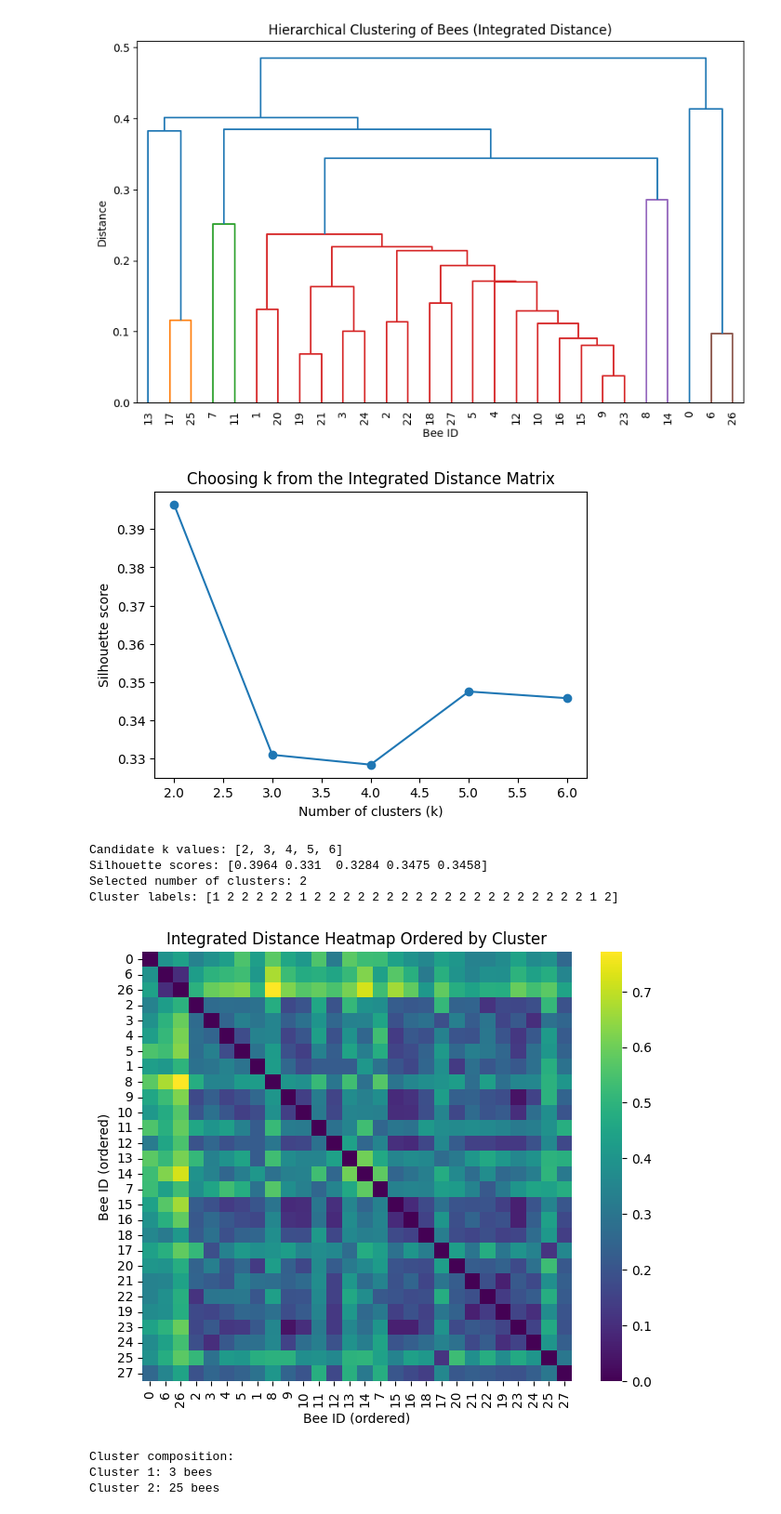
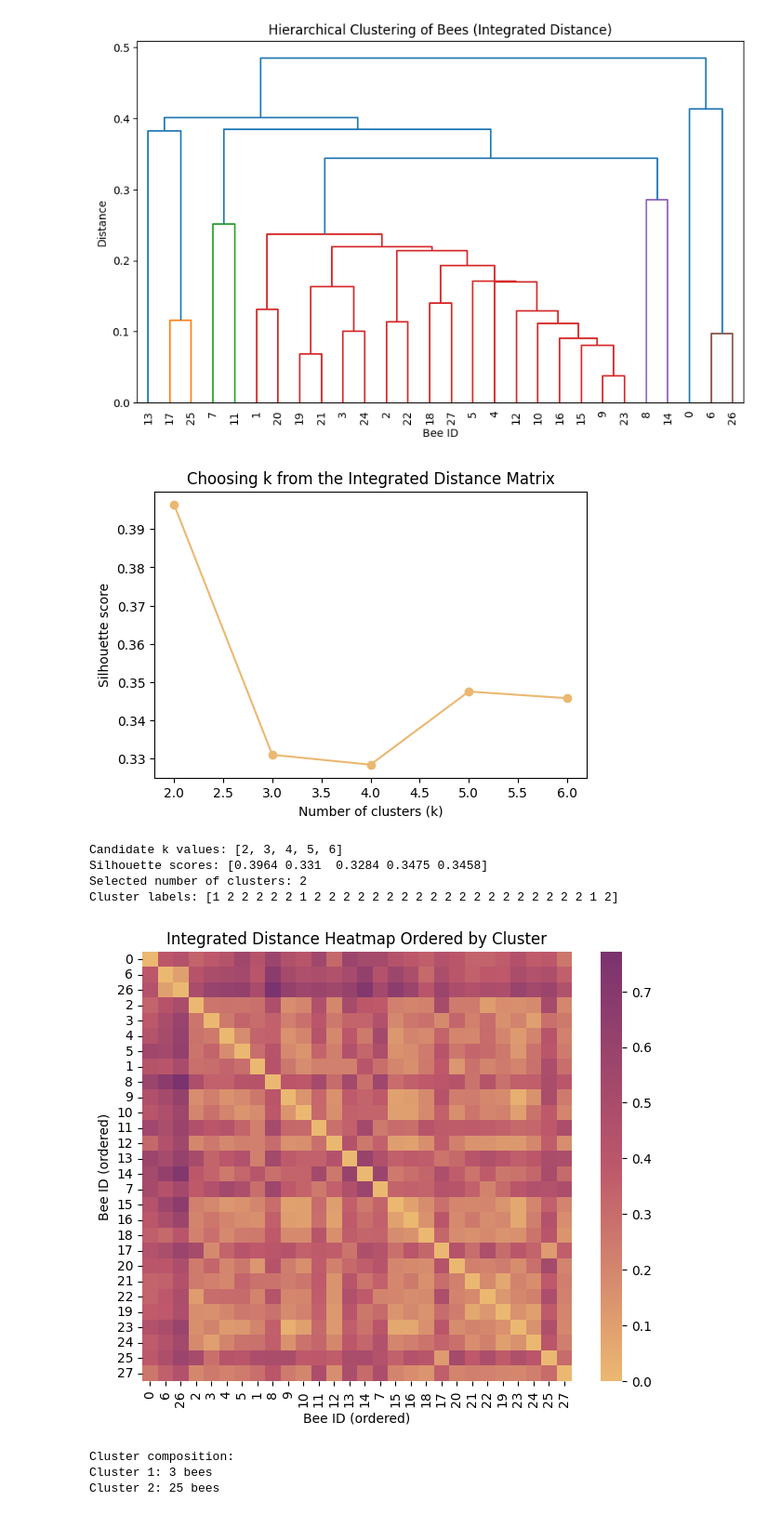
Before and after one commit to lablluberes/beeSimilarity, a Jupyter notebook: bee_similarity_reviewed.ipynb, the cells around one changed output. Shown at 93% size. Drawn from its saved outputs; the diff is of its cells as text; code cells hidden in the pictures.

```diff
--- a/bee_similarity_reviewed.ipynb
+++ b/bee_similarity_reviewed.ipynb
@@ -686,7 +716,7 @@ best_k = candidate_k[int(np.argmax(sil_scores))]
 cluster_labels = agglomerative_from_distance(D_total_clean, n_clusters=best_k, linkage='average') + 1
 
 plt.figure(figsize=(6, 4))
-plt.plot(candidate_k, sil_scores, marker='o')
+plt.plot(candidate_k, sil_scores, marker='o',color=color)
 plt.xlabel("Number of clusters (k)")
 plt.ylabel("Silhouette score")
 plt.title("Choosing k from the Integrated Distance Matrix")
@@ -697,7 +727,7 @@ print("Silhouette scores:", np.round(sil_scores, 4))
 print("Selected number of clusters:", best_k)
 print("Cluster labels:", cluster_labels)
 # %% [output]
-[figure, old version]
+[figure, new version]
 Candidate k values: [2, 3, 4, 5, 6]
 Silhouette scores: [0.3964 0.331  0.3284 0.3475 0.3458]
 Selected number of clusters: 2
@@ -705,17 +735,17 @@ Cluster labels: [1 2 2 2 2 2 1 2 2 2 2 2 2 2 2 2 2 2 2 2 2 2 2 2 2 2 1 2]
 # %%
 
 order = np.argsort(cluster_labels)
 D_ordered = D_total_clean[order][:, order]
 df_ordered = pd.DataFrame(D_ordered, index=order, columns=order)
 
 plt.figure(figsize=(8, 6))
-sns.heatmap(df_ordered, cmap='viridis', square=True)
+sns.heatmap(df_ordered, cmap=cmap, square=True)
 plt.title("Integrated Distance Heatmap Ordered by Cluster")
 plt.xlabel("Bee ID (ordered)")
 plt.ylabel("Bee ID (ordered)")
 plt.show()
 # %% [output]
-[figure, old version]
+[figure, new version]
 # %%
 
 from collections import Counter
```
Also changed, not shown: parts of 5 cells of this notebook, 1 other file.
